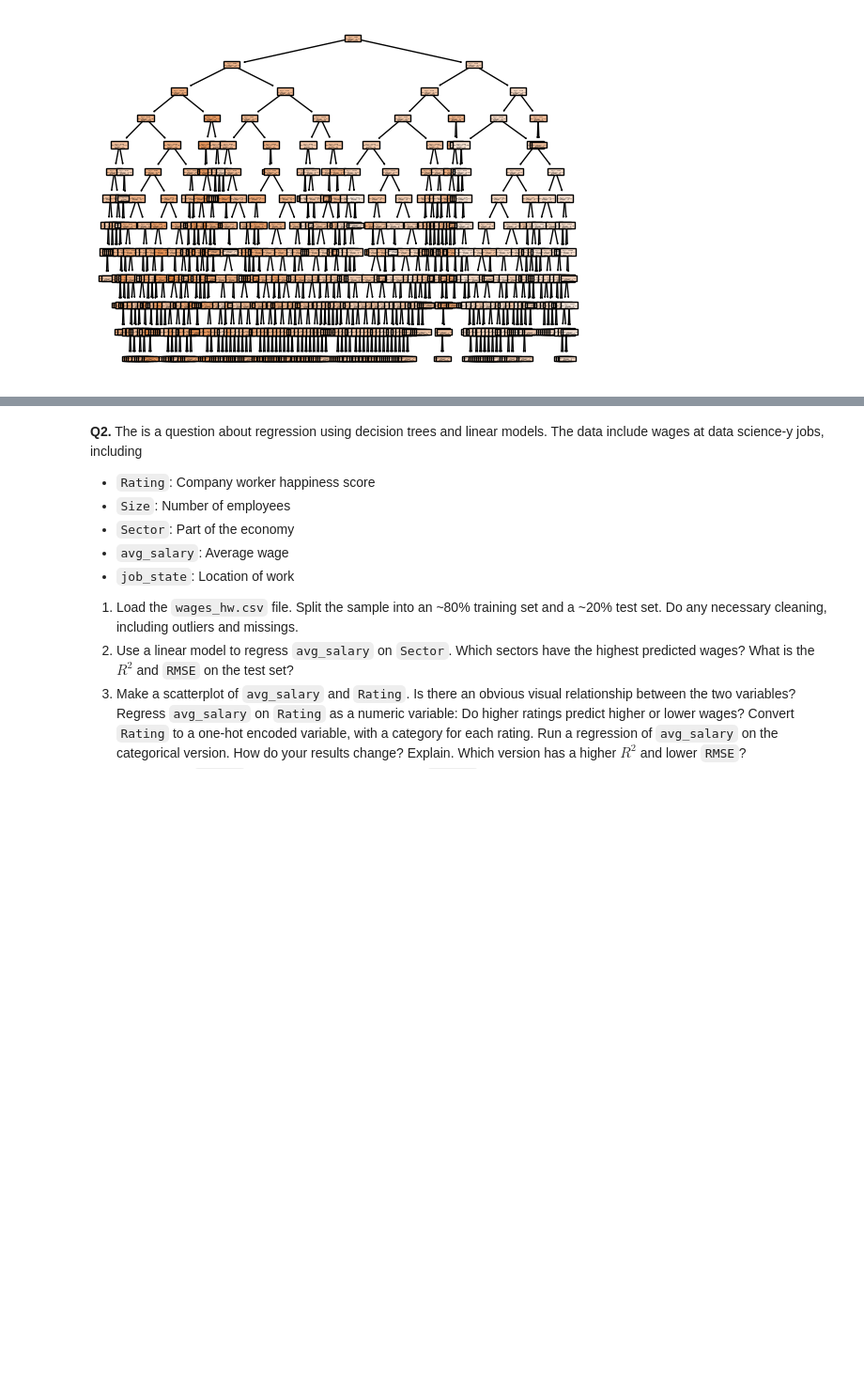
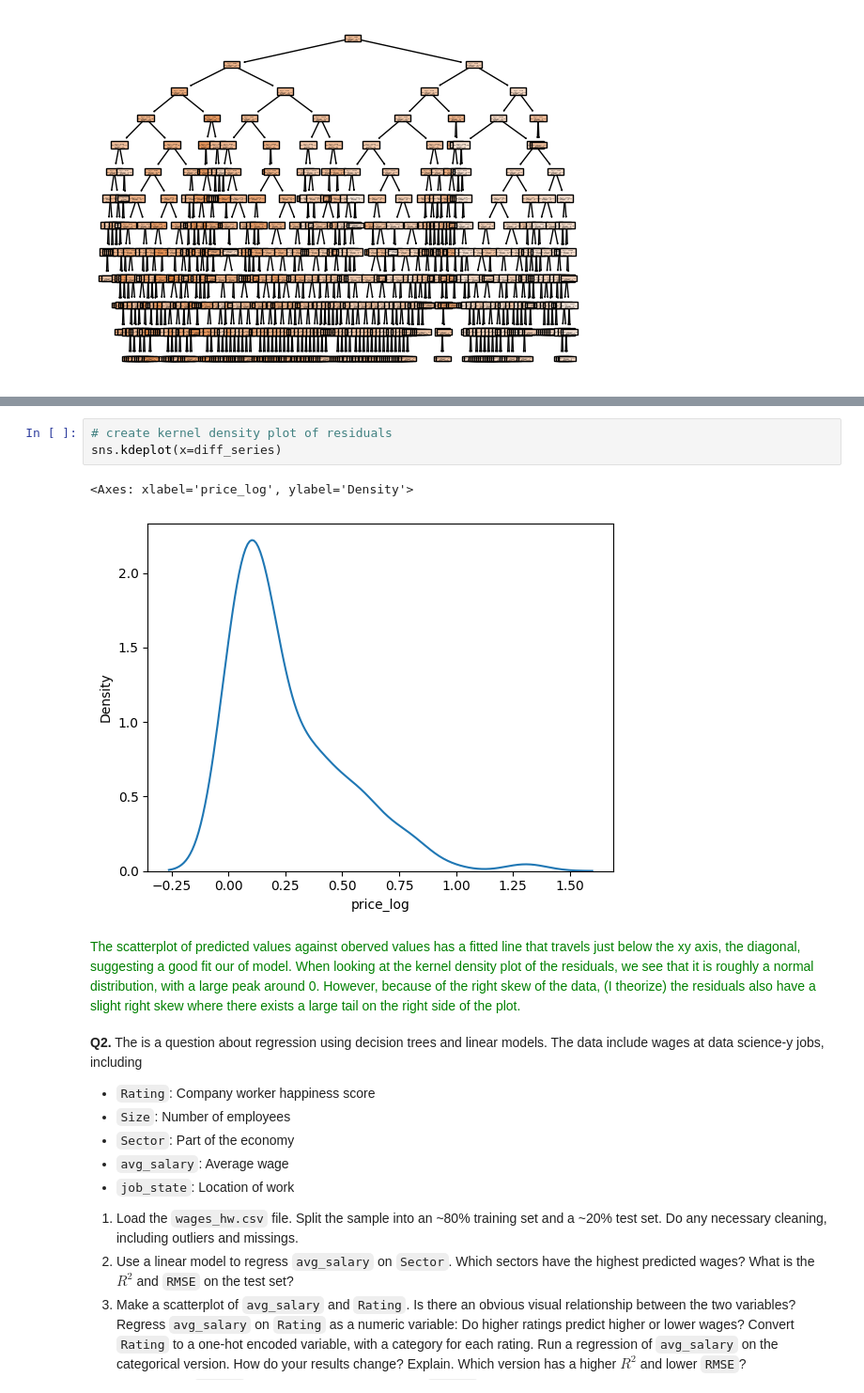
Before and after one commit to Monty-2003/assignment4, a Jupyter notebook: assignment4.ipynb, the cells around one changed output, grey strips where cells are left out. Shown at 94% size. Drawn from its saved outputs; the diff is of its cells as text; blank space fills up the shorter version.

```diff
--- a/assignment4.ipynb
+++ b/assignment4.ipynb
@@ -457,3 +512,13 @@ R^2 value:  0.7181495305527561
+# %%
+# create kernel density plot of residuals
+sns.kdeplot(x=diff_series)
+# %% [output]
+<Axes: xlabel='price_log', ylabel='Density'>
+[figure, added]
+# %% [markdown]
+<font color = "green">
+The scatterplot of predicted values against oberved values has a fitted line that travels just below the xy axis, the diagonal, suggesting a good fit our of model. When looking at the kernel density plot of the residuals, we see that it is roughly a normal distribution, with a large peak around 0. However, because of the right skew of the data, (I theorize) the residuals also have a slight right skew where there exists a large tail on the right side of the plot.
+</font>
 # %% [markdown]
 **Q2.** The is a question about regression using decision trees and linear models. The data include wages at data science-y jobs, including
 
```
Also changed, not shown: parts of 6 cells of this notebook.
